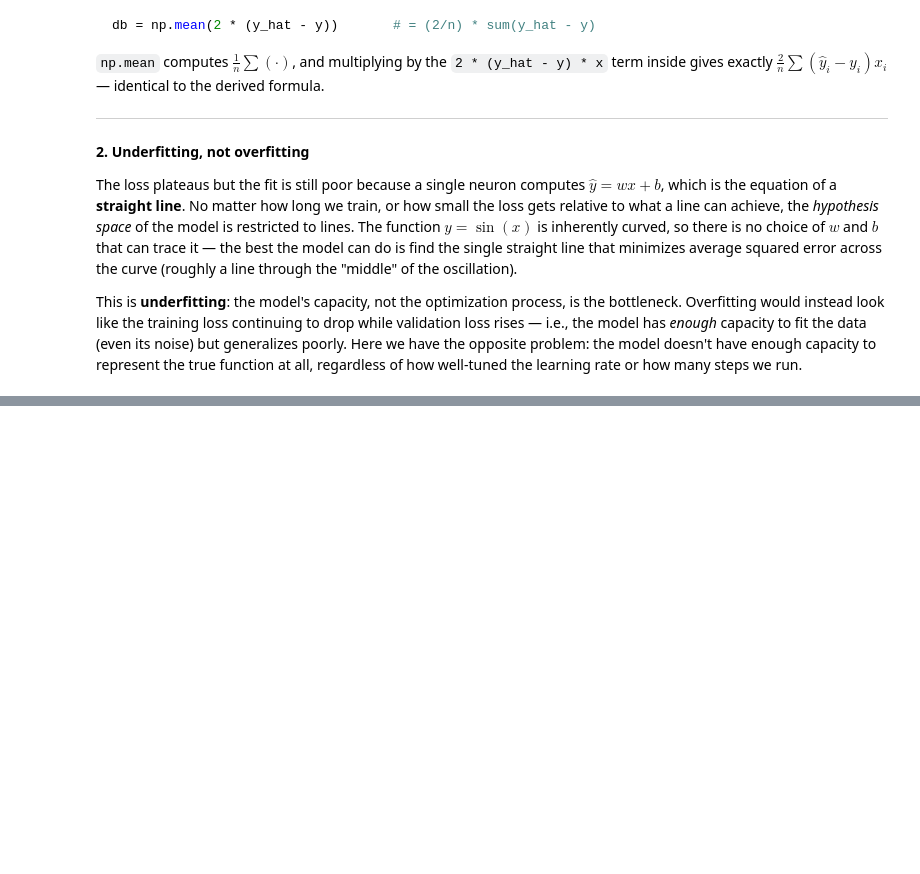
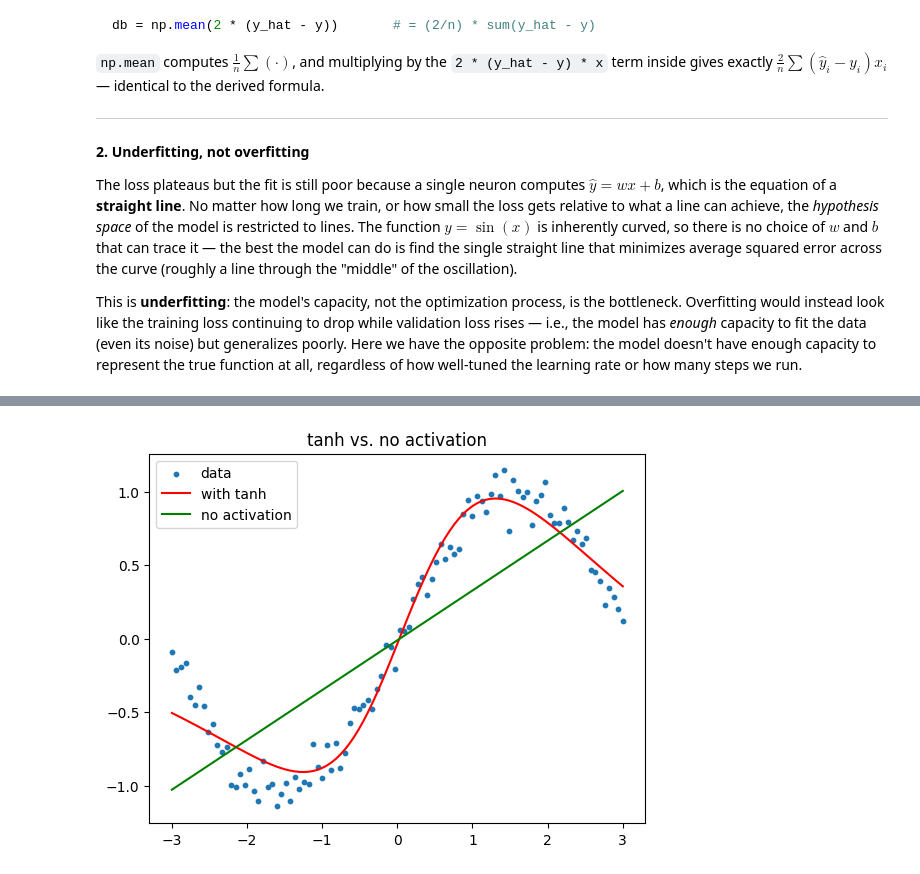
Before and after one commit to syntaxJD/lab-3, a Jupyter notebook: lab_3.ipynb, the cells around one changed output, grey strips where cells are left out. Cells and saved outputs as stored; diff of their text form; code cells hidden in the pictures; blank space fills up the shorter version.

```diff
--- a/lab_3.ipynb
+++ b/lab_3.ipynb
@@ -117,0 +212,10 @@ This is **underfitting**: the model's capacity, not the optimization process, is
+# %%
+plt.figure()
+plt.scatter(x, y, s=10, label="data")
+plt.plot(x[order], y_hat[order], color="red", label="with tanh")
+plt.plot(x[order], y_hat_lin[order], color="green", label="no activation")
+plt.legend()
+plt.title("tanh vs. no activation")
+plt.show()
+# %% [output]
+[figure, added]
```
Also changed, not shown: parts of 9 cells of this notebook.
